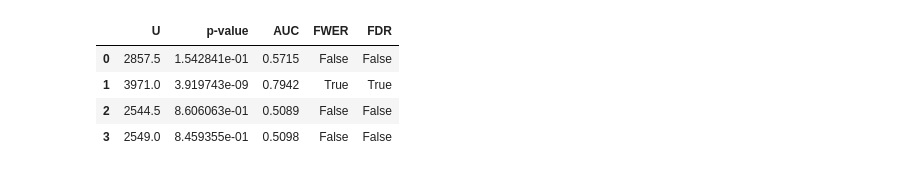
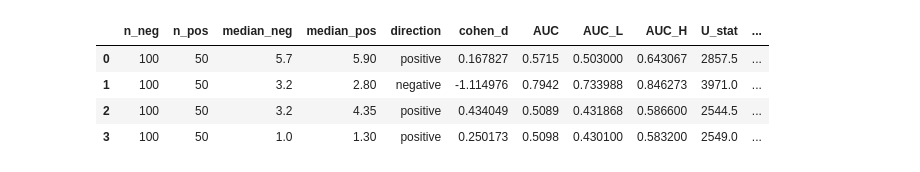
Before and after one commit to hubertgabrys/ml313, a Jupyter notebook: examples/Overview.ipynb, the cells around one changed output. Cells and saved outputs as stored; diff of their text form; code cells hidden in the pictures.

Commit message:
Added F and H statistics in univariate. Changed auto_ml module.

```diff
--- a/examples/Overview.ipynb
+++ b/examples/Overview.ipynb
@@ -14,13 +27,13 @@ data_iris = load_iris()
 X = pd.DataFrame(data_iris['data'])
 y = data_iris['target']==1
 # %%
-mann_whitney_u(X, y)
+univariate_analysis(X, y)
 # %% [output]
-|  | U | p-value | AUC | FWER | FDR |
-| 0 | 2857.5 | 1.542841e-01 | 0.5715 | False | False |
-| 1 | 3971.0 | 3.919743e-09 | 0.7942 | True | True |
-| 2 | 2544.5 | 8.606063e-01 | 0.5089 | False | False |
-| 3 | 2549.0 | 8.459355e-01 | 0.5098 | False | False |
+|  | n_neg | n_pos | median_neg | median_pos | direction | cohen_d | AUC | AUC_L | AUC_H | U_stat | ... |
+| 0 | 100 | 50 | 5.7 | 5.90 | positive | 0.167827 | 0.5715 | 0.503000 | 0.643067 | 2857.5 | ... |
+| 1 | 100 | 50 | 3.2 | 2.80 | negative | -1.114976 | 0.7942 | 0.733988 | 0.846273 | 3971.0 | ... |
+| 2 | 100 | 50 | 3.2 | 4.35 | positive | 0.434049 | 0.5089 | 0.431868 | 0.586600 | 2544.5 | ... |
+| 3 | 100 | 50 | 1.0 | 1.30 | positive | 0.250173 | 0.5098 | 0.430100 | 0.583200 | 2549.0 | ... |
 # %%
 plot_roc_curve(X, 1, data_iris['target']==1)
 # %% [output]
```
Also changed, not shown: parts of 6 cells of this notebook, 3 other files.
